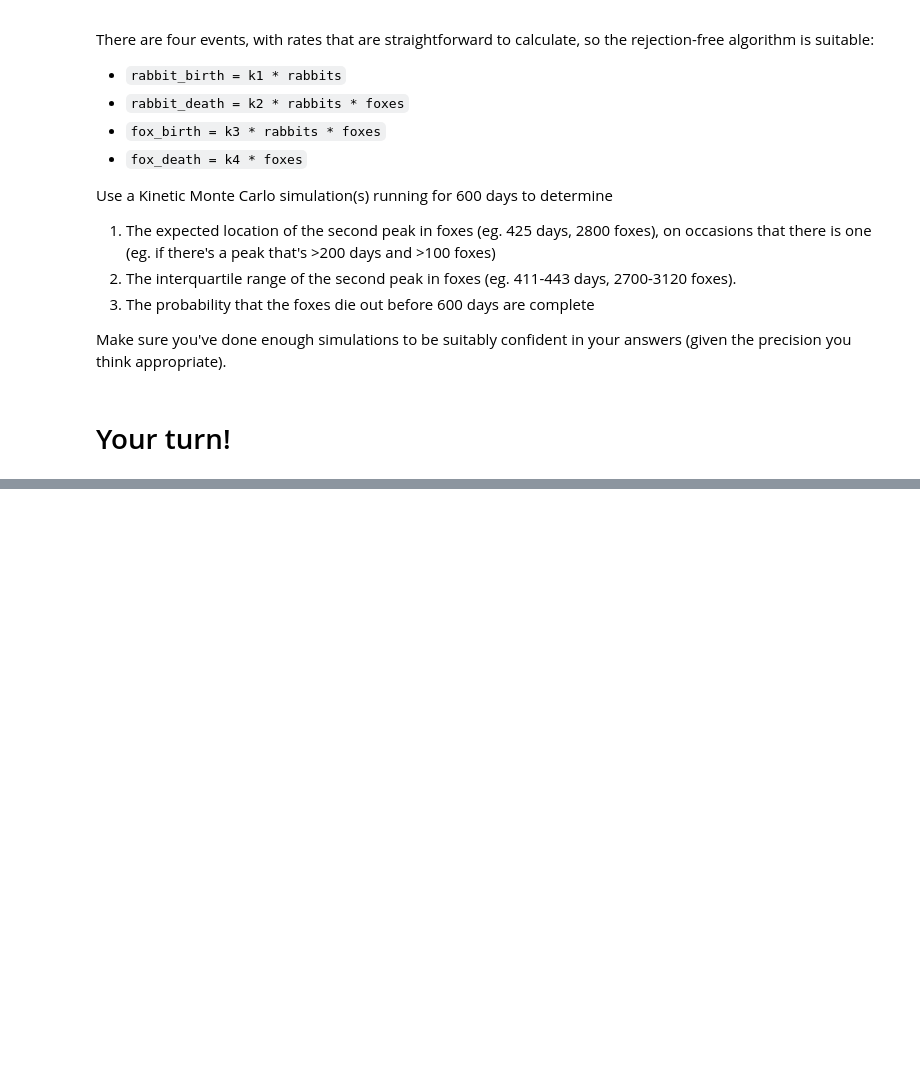
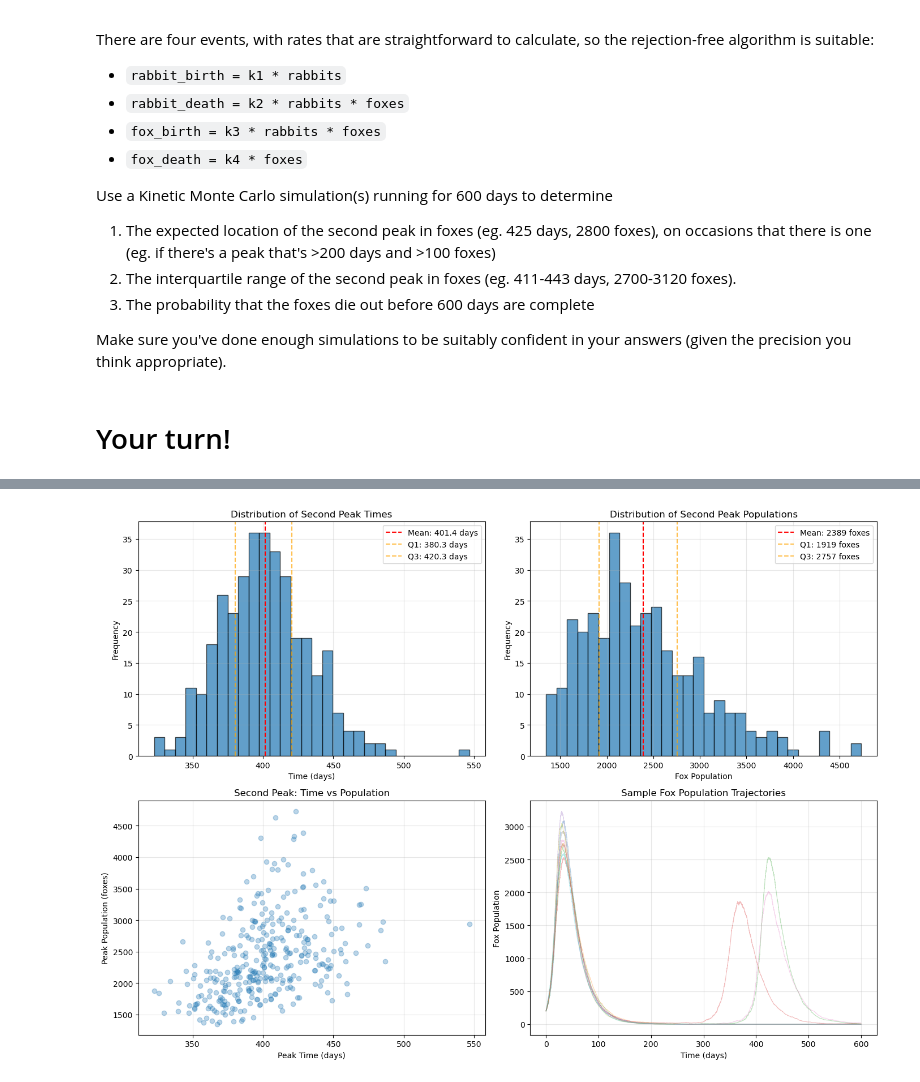
Before and after one commit to CHME5137/KMC, a Jupyter notebook: rabbits-and-foxes-kmc-question.ipynb, the cells around one changed output, grey strips where cells are left out. Cells and saved outputs as stored; diff of their text form; code cells hidden in the pictures; blank space fills up the shorter version.

```diff
--- a/rabbits-and-foxes-kmc-question.ipynb
+++ b/rabbits-and-foxes-kmc-question.ipynb
@@ -42,0 +72,8 @@ Make sure you've done enough simulations to be suitably confident in your answer
+# %%
+for n in range(10):
+    u = np.random.uniform(0, 1)
+    for i, cum_rate in enumerate(cumulative_rates):
+        if cum_rate / total_rate > u:
+            event = i
+            break
+    print(u, event)
@@ -42,0 +336,57 @@ Make sure you've done enough simulations to be suitably confident in your answer
+# %%
+# Visualization of results
+fig, axes = plt.subplots(2, 2, figsize=(14, 10))
+
+# Plot 1: Histogram of peak times
+if len(second_peak_times) > 0:
+    axes[0, 0].hist(second_peak_times, bins=30, edgecolor='black', alpha=0.7)
+    axes[0, 0].axvline(mean_peak_time, color='red', linestyle='--',
+                       label=f'Mean: {mean_peak_time:.1f} days')
+    axes[0, 0].axvline(q25_time, color='orange', linestyle='--', alpha=0.7,
+                       label=f'Q1: {q25_time:.1f} days')
+    axes[0, 0].axvline(q75_time, color='orange', linestyle='--', alpha=0.7,
+                       label=f'Q3: {q75_time:.1f} days')
+    axes[0, 0].set_xlabel('Time (days)')
+    axes[0, 0].set_ylabel('Frequency')
+    axes[0, 0].set_title('Distribution of Second Peak Times')
+    axes[0, 0].legend()
+    axes[0, 0].grid(True, alpha=0.3)
+
+# Plot 2: Histogram of peak populations
+if len(second_peak_populations) > 0:
+    axes[0, 1].hist(second_peak_populations, bins=30, edgecolor='black', alpha=0.7)
+    axes[0, 1].axvline(mean_peak_pop, color='red', linestyle='--',
+                       label=f'Mean: {mean_peak_pop:.0f} foxes')
+    axes[0, 1].axvline(q25_pop, color='orange', linestyle='--', alpha=0.7,
+                       label=f'Q1: {q25_pop:.0f} foxes')
+    axes[0, 1].axvline(q75_pop, color='orange', linestyle='--', alpha=0.7,
+                       label=f'Q3: {q75_pop:.0f} foxes')
+    axes[0, 1].set_xlabel('Fox Population')
+    axes[0, 1].set_ylabel('Frequency')
+    axes[0, 1].set_title('Distribution of Second Peak Populations')
+    axes[0, 1].legend()
+    axes[0, 1].grid(True, alpha=0.3)
+
+# Plot 3: Scatter plot of peak time vs population
+if len(second_peak_times) > 0:
+    axes[1, 0].scatter(second_peak_times, second_peak_populations, alpha=0.3)
+    axes[1, 0].set_xlabel('Peak Time (days)')
+    axes[1, 0].set_ylabel('Peak Population (foxes)')
+    axes[1, 0].set_title('Second Peak: Time vs Population')
+    axes[1, 0].grid(True, alpha=0.3)
+
+# Plot 4: Sample trajectories
+axes[1, 1].set_xlabel('Time (days)')
+axes[1, 1].set_ylabel('Fox Population')
+axes[1, 1].set_title('Sample Fox Population Trajectories')
+axes[1, 1].grid(True, alpha=0.3)
+
+# Plot a few sample trajectories
+for i in range(min(10, n_simulations)):
+    times_sample, rabbits_sample, foxes_sample = run_kmc_simulation(seed=i*100)
+    axes[1, 1].plot(times_sample, foxes_sample, alpha=0.3, linewidth=0.8)
+
+plt.tight_layout()
+plt.show()
+# %% [output]
+[figure, added]
```
Also changed, not shown: parts of 6 cells of this notebook.
